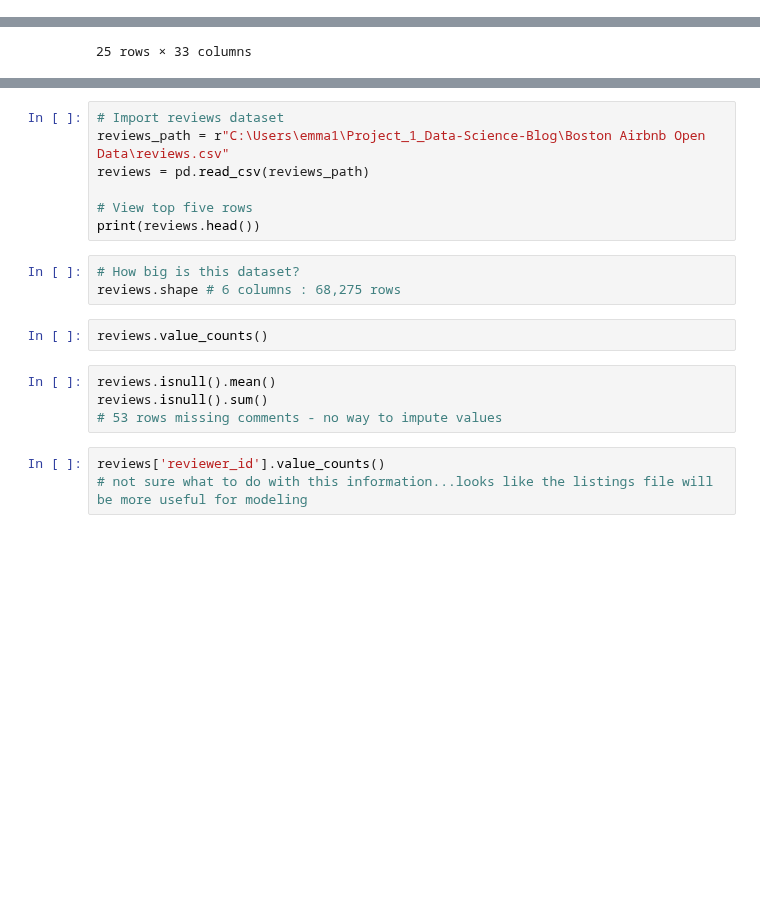
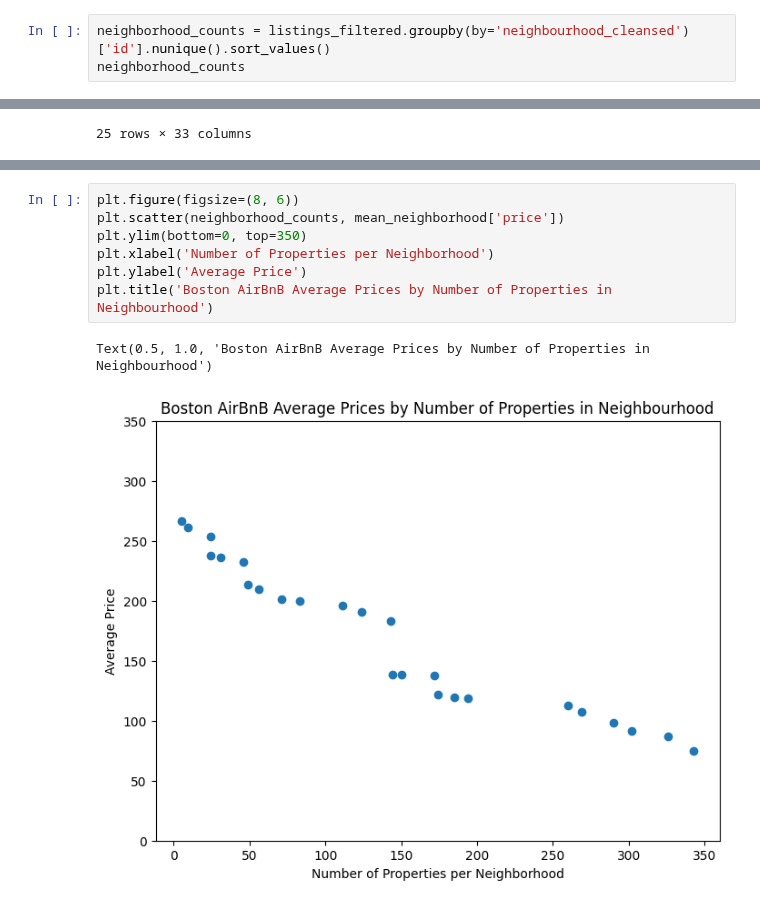
Before and after one commit to ewood242/Project_1_Data-Science-Blog, a Jupyter notebook: Project_1_Writing a Data Scientist Blog Post.ipynb, the cells around one changed output, grey strips where cells are left out. Cells and saved outputs as stored; diff of their text form; blank space fills up the shorter version.

```diff
--- a/Project_1_Writing a Data Scientist Blog Post.ipynb
+++ b/Project_1_Writing a Data Scientist Blog Post.ipynb
@@ -556,0 +624,3 @@ Question 3: Which neighborhood has the most AirBnB properties? Correlation b/w p
+# %%
+neighborhood_counts = listings_filtered.groupby(by='neighbourhood_cleansed')['id'].nunique().sort_values()
+neighborhood_counts
@@ -593,19 +679,10 @@ Get familiar with reviews file.
-# %%
-# Import reviews dataset
-reviews_path = r"C:\Users\emma1\Project_1_Data-Science-Blog\Boston Airbnb Open Data\reviews.csv"
-reviews = pd.read_csv(reviews_path)
-
-# View top five rows
-print(reviews.head())
-# %%
-# How big is this dataset?
-reviews.shape # 6 columns : 68,275 rows
-# %%
-reviews.value_counts()
-# %%
-reviews.isnull().mean()
-reviews.isnull().sum()
-# 53 rows missing comments - no way to impute values
-# %%
-reviews['reviewer_id'].value_counts()
-# not sure what to do with this information...looks like the listings file will be more useful for modeling
+# %%
+plt.figure(figsize=(8, 6))
+plt.scatter(neighborhood_counts, mean_neighborhood['price'])
+plt.ylim(bottom=0, top=350)
+plt.xlabel('Number of Properties per Neighborhood')
+plt.ylabel('Average Price')
+plt.title('Boston AirBnB Average Prices by Number of Properties in Neighbourhood')
+# %% [output]
+Text(0.5, 1.0, 'Boston AirBnB Average Prices by Number of Properties in Neighbourhood')
+[figure, added]
```
Also changed, not shown: parts of 12 cells of this notebook.
